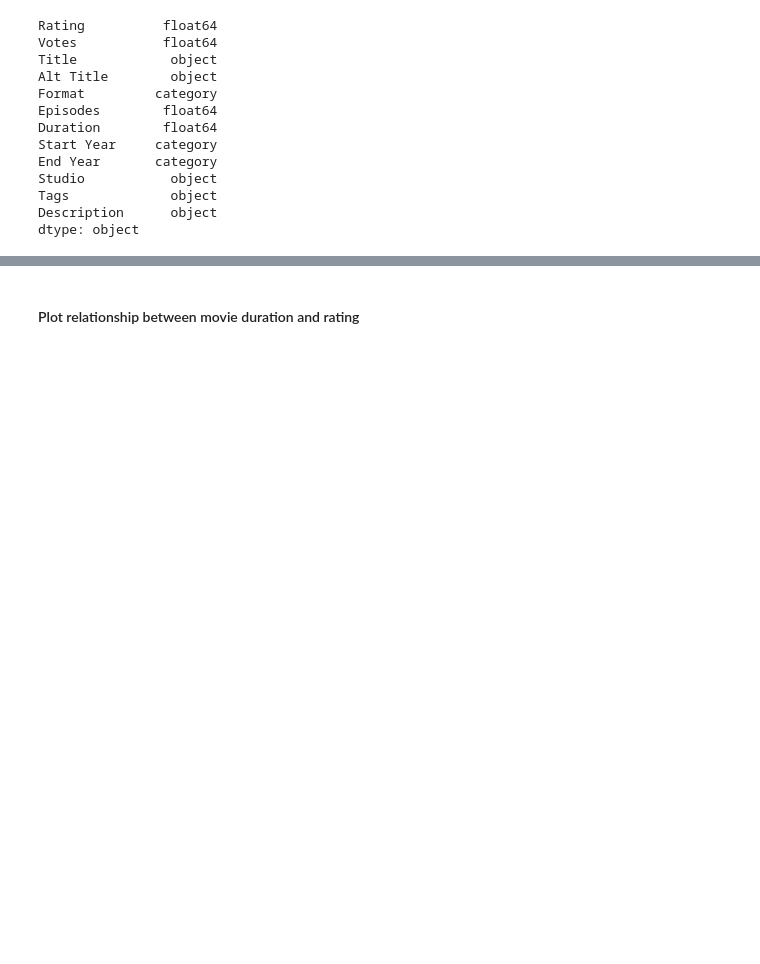
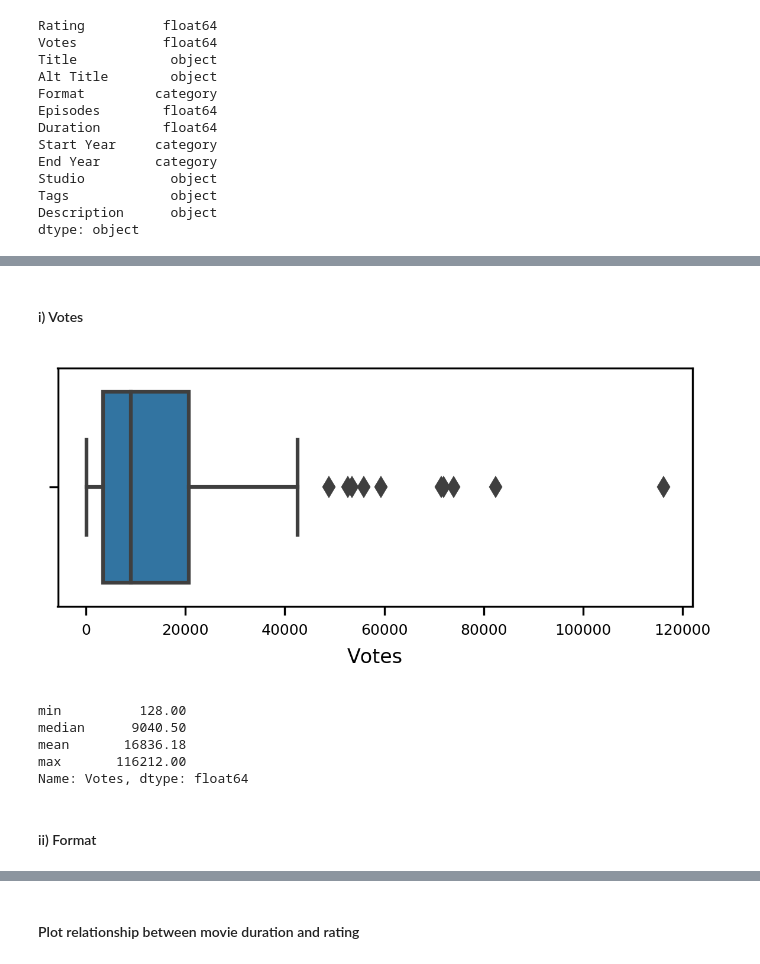
Before and after one commit to datastoryteller/Anime-Analysis, a Jupyter notebook: Anime Analysis.ipynb, the cells around one changed output, grey strips where cells are left out. Saved outputs shown, nothing was run; the diff lists cells and outputs as text; code cells hidden in the pictures; blank space fills up the shorter version.

```diff
--- a/Anime Analysis.ipynb
+++ b/Anime Analysis.ipynb
@@ -67,9 +47,3 @@ Studio         3987
 Tags            364
 Description    5609
 dtype: int64
-# %%
-bins = range(1, 11)
-sns.set_style("whitegrid")
-plt.figure(figsize=(10,6))
-rating_bins = sns.barplot(x='index', y=0, data=pd.DataFrame(pd.cut(list(df['Rating']), bins, right=False).value_counts()).reset_index())
-_ = rating_bins.set(xlabel='Rating', ylabel='Number of Pieces', title='Number of pieces by Rating')
@@ -78,7 +49,0 @@ _ = rating_bins.set(xlabel='Rating', ylabel='Number of Pieces', title='Number of
-# %%
-bins = range(1, 11)
-sns.set_style("whitegrid")
-plt.figure(figsize=(10,6))
-ax = pd.cut(list(df['Rating']), bins, right=False).value_counts().plot(kind='bar')
-ax.set_xlabel('Rating', fontsize=12)
-_ = ax.set_ylabel('Number of Pieces', fontsize=12)
@@ -86,0 +52,3 @@ _ = ax.set_ylabel('Number of Pieces', fontsize=12)
+# %%
+top_rated = df.sort_values('Rating', ascending=False).head(100)
+top_rated
@@ -86,0 +74,22 @@ _ = ax.set_ylabel('Number of Pieces', fontsize=12)
+# %% [markdown]
+#### i) Votes
+# %%
+ax = plt.subplots(figsize=(4,2),dpi=300)
+ax = sns.boxplot(x='Votes', data=top_rated)
+#_ = ax.set_title('Distribution of Votes', fontsize=10)
+ax.set_xlabel("Votes",fontsize=8)
+ax.tick_params(labelsize=6)
+plt.tight_layout()
+#plt.savefig('images/top_rated_votes.png')
+# %% [output]
+[figure, added]
+# %%
+top_rated['Votes'].agg(['min', 'median', 'mean', 'max'])
+# %% [output]
+min          128.00
+median      9040.50
+mean       16836.18
+max       116212.00
+Name: Votes, dtype: float64
+# %% [markdown]
+#### ii) Format
```
Also changed, not shown: parts of 27 cells of this notebook, 11 other files.
